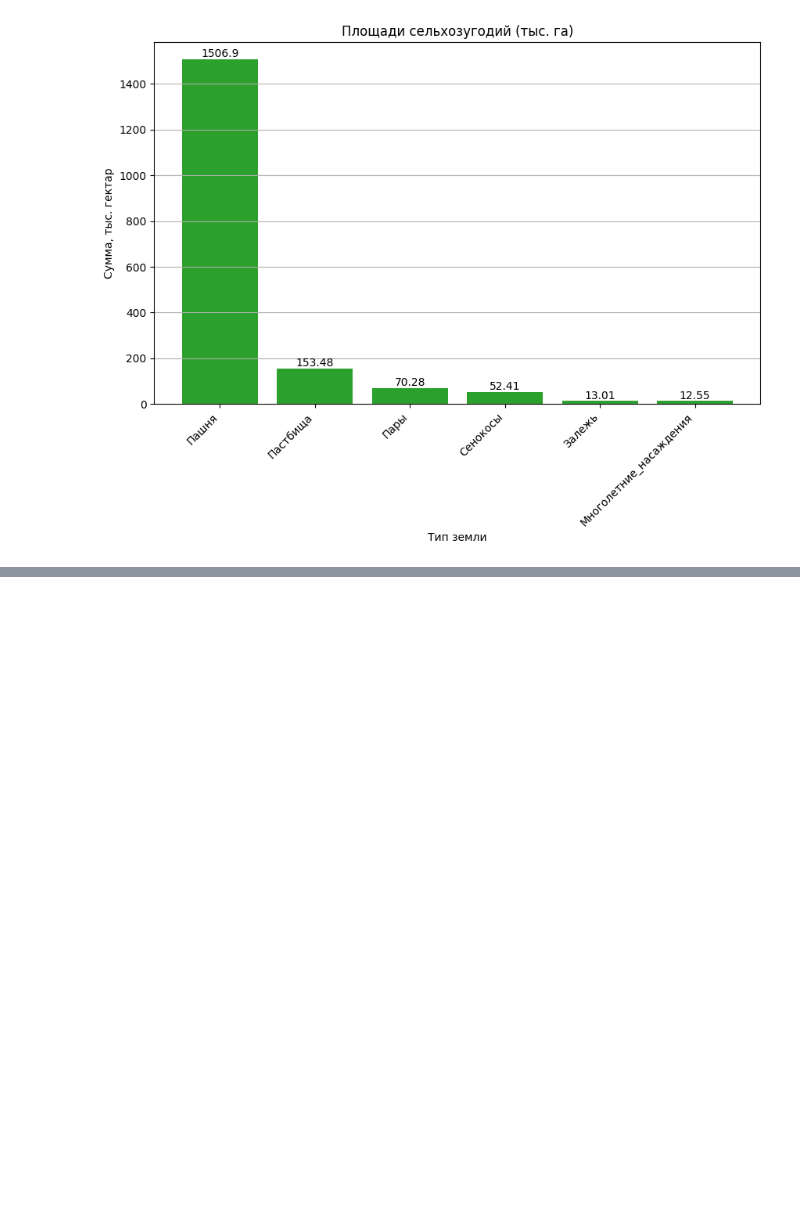
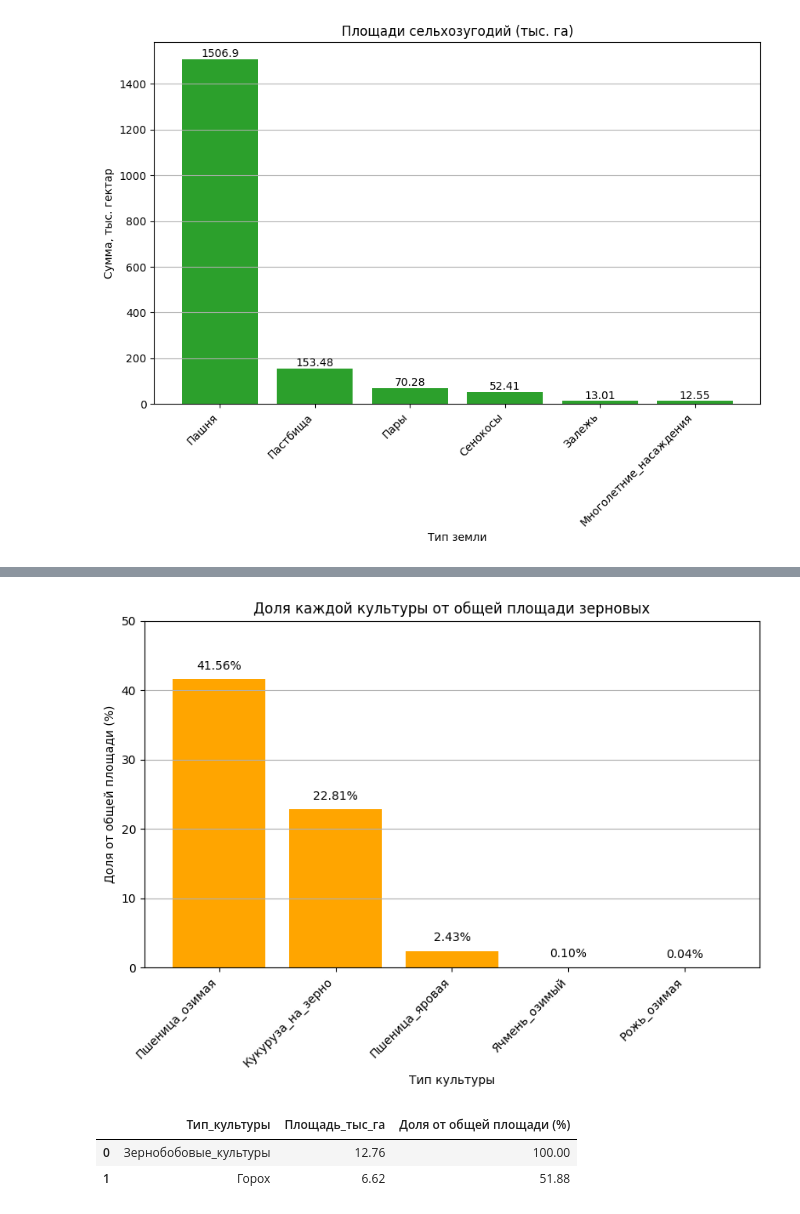
Before and after one commit to SergeyHSE/RegionAnalysis.github.io, a Jupyter notebook: RegionAnalysis.ipynb, the cells around one changed output, grey strips where cells are left out. Cells and saved outputs as stored; diff of their text form; code cells hidden in the pictures; blank space fills up the shorter version.

```diff
--- a/RegionAnalysis.ipynb
+++ b/RegionAnalysis.ipynb
@@ -337,0 +360,33 @@ plt.show()
+# %%
+land_cer = land_cer[land_cer['Тип_культуры'] != 'Зерновые']
+plt.figure(figsize=(8, 6))
+plt.bar(land_cer['Тип_культуры'], land_cer['Доля от общей площади (%)'], color='orange')
+plt.xlabel('Тип культуры')
+plt.ylabel('Доля от общей площади (%)')
+plt.title('Доля каждой культуры от общей площади зерновых')
+plt.ylim(0, 50)
+for i, value in enumerate(land_cer['Доля от общей площади (%)']):
+    plt.text(i, value + 1, f'{value:.2f}%', ha='center', va='bottom', fontsize=10, color='black')
+plt.xticks(rotation=45, ha='right')
+plt.grid(axis='y')
+plt.tight_layout()
+plt.show()
+# %% [output]
+[figure, added]
+# %%
+col_legumes = ['Зернобобовые_культуры', 'Горох']
+
+land_l = {}
+
+for col in col_legumes:
+    value = data[col].sum() / 1000
+    land_l[col] = value.round(2)
+
+land_l = pd.DataFrame(list(land_l.items()), columns=['Тип_культуры', 'Площадь_тыс_га'])
+land_l['Доля от общей площади (%)'] = (land_l['Площадь_тыс_га'] / land_l.loc[0, 'Площадь_тыс_га'] * 100).round(2)
+land_l = land_l.sort_values('Площадь_тыс_га', axis=0, ascending=False)
+land_l
+# %% [output]
+|  | Тип_культуры | Площадь_тыс_га | Доля от общей площади (%) |
+| 0 | Зернобобовые_культуры | 12.76 | 100.00 |
+| 1 | Горох | 6.62 | 51.88 |
```
Also changed, not shown: parts of 22 cells of this notebook.
